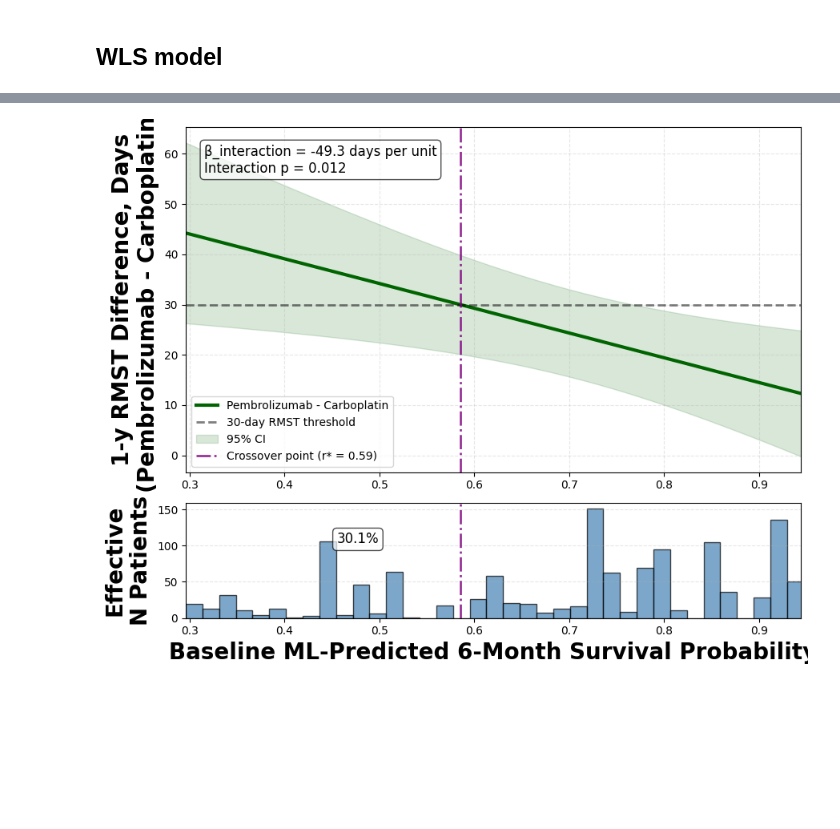
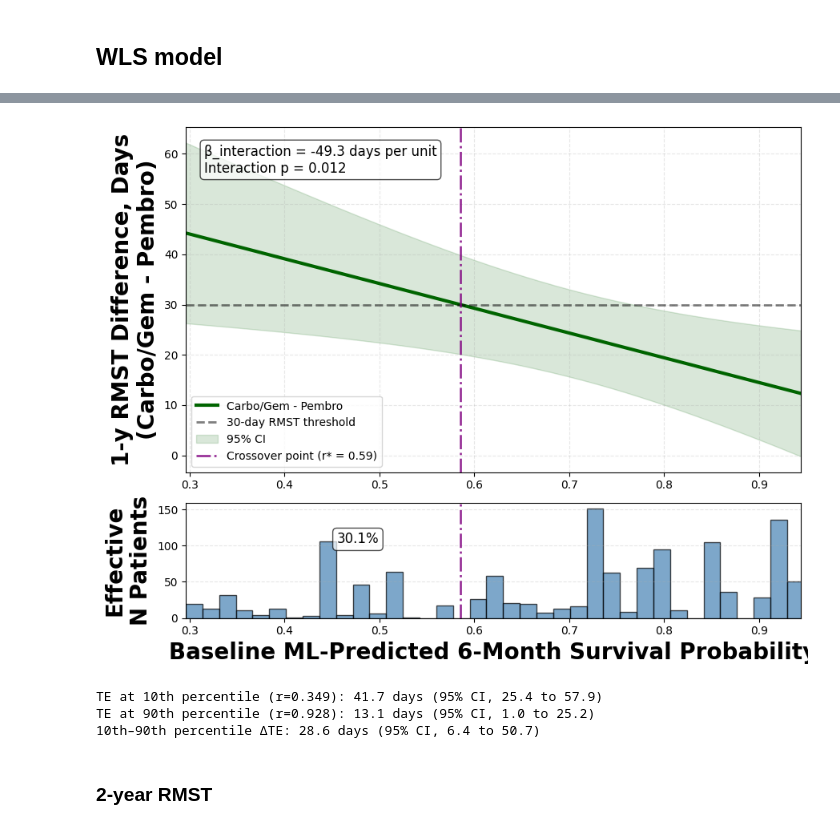
Before and after one commit to xavier-orcutt/io-heterogeneity, a Jupyter notebook: aUC/notebooks/wls_rmst.ipynb, the cells around one changed output, grey strips where cells are left out. Drawn from its saved outputs; the diff is of its cells as text; code cells hidden in the pictures; blank space fills up the shorter version.

```diff
--- a/aUC/notebooks/wls_rmst.ipynb
+++ b/aUC/notebooks/wls_rmst.ipynb
@@ -205,7 +207,7 @@ fig, (ax1, ax2) = plt.subplots(2, 1, figsize = (9, 7), gridspec_kw = {'height_ra
 
 # Treatment effect (difference)
 ax1.plot(effect_1y_df['baseline'], effect_1y_df['treatment_effect'],
-         linewidth = 3, color = 'darkgreen', label = 'Pembrolizumab - Carboplatin')
+         linewidth = 3, color = 'darkgreen', label = 'Carbo/Gem - Pembro')
 
 ax1.axhline(y = 30, color = 'black', linestyle = '--', linewidth = 2, alpha = 0.5, label = '30-day RMST threshold')
 
@@ -229,7 +231,7 @@ if crossover_in_range:
     ax1.axvline(x = crossover_survival_estimate, color = 'purple', alpha = 0.8, linestyle = '-.', linewidth = 2,
                label = f'Crossover point (r* = {crossover_survival_estimate:.2f})')
 
-ax1.set_ylabel('1-y RMST Difference, Days\n(Pembrolizumab - Carboplatin)', fontsize = 20, fontweight = 'bold')
+ax1.set_ylabel('1-y RMST Difference, Days\n(Carbo/Gem - Pembro)', fontsize = 20, fontweight = 'bold')
 ax1.legend(fontsize = 10, loc = 'lower left')
 ax1.grid(alpha = 0.3, linestyle = '--')
 ax1.set_xlim([psurv_grid.min(), psurv_grid.max()])
@@ -255,31 +257,31 @@ ax2.hist(overlap_df['psurv_180_calibrated'],
          weights = overlap_df['overlap_weight'],
          alpha = 0.7,
          edgecolor = 'black',
          color = 'steelblue')
 
 # Add crossover line to bottom panel if in range
 if crossover_in_range:
     ax2.axvline(x = crossover_survival_estimate, color = 'purple', alpha = 0.8, linestyle = '-.', linewidth = 2)
 
     # Calculate weighted percentile below crossover
     weighted_pct_below = (
         overlap_df.loc[overlap_df['psurv_180_calibrated'] <= crossover_survival_estimate, 'overlap_weight'].sum() /
         overlap_df['overlap_weight'].sum() * 100
     )
 
     # Add percentile annotation
     ax2.text(crossover_survival_estimate - 0.13, ax2.get_ylim()[1]*0.65,
              f"{weighted_pct_below:.1f}%",
              ha = 'left', fontsize = 12,
              bbox = dict(boxstyle = 'round', facecolor = 'white', alpha = 0.7))
 
 ax2.set_xlabel('Baseline ML-Predicted 6-Month Survival Probability', fontsize = 20, fontweight = 'bold')
 ax2.set_ylabel('Effective\nN Patients', fontsize = 20, fontweight = 'bold')
 ax2.set_xlim([psurv_grid.min(), psurv_grid.max()])
 ax2.grid(alpha = 0.3, linestyle = '--', axis = 'y')
 
 plt.tight_layout()
 #plt.savefig('../outputs/wls_rmst_1y.pdf', format = 'pdf', bbox_inches = 'tight')
 plt.show()
 # %% [output]
-[figure, old version]
+[figure, new version]
@@ -286,3 +308,41 @@ plt.show()
+# %%
+# Treatment effects at the 10th and 90th percentiles
+te10, te10_low, te10_high = treatment_effect_at_r(model_1y, r10)
+te90, te90_low, te90_high = treatment_effect_at_r(model_1y, r90)
+
+# Difference in treatment effect between the 10th and 90th percentiles
+contrast = pd.Series(0.0, index=model_1y.params.index)
+contrast["treatment:psurv_180_calibrated"] = r10 - r90
+
+result = model_1y.t_test(contrast.to_numpy())
+
+te_diff = float(np.asarray(result.effect).squeeze())
+te_diff_low, te_diff_high = np.asarray(result.conf_int()).squeeze()
+
+# Display results
+print(
+    f"TE at 10th percentile (r={r10:.3f}): "
+    f"{te10:.1f} days "
+    f"(95% CI, {te10_low:.1f} to {te10_high:.1f})"
+)
+
+print(
+    f"TE at 90th percentile (r={r90:.3f}): "
+    f"{te90:.1f} days "
+    f"(95% CI, {te90_low:.1f} to {te90_high:.1f})"
+)
+
+print(
+    f"10th–90th percentile ΔTE: "
+    f"{te_diff:.1f} days "
+    f"(95% CI, {te_diff_low:.1f} to {te_diff_high:.1f})"
+)
+# %% [output]
+TE at 10th percentile (r=0.349): 41.7 days (95% CI, 25.4 to 57.9)
+TE at 90th percentile (r=0.928): 13.1 days (95% CI, 1.0 to 25.2)
+10th–90th percentile ΔTE: 28.6 days (95% CI, 6.4 to 50.7)
+# %% [markdown]
+### 2-year RMST
 # %%
 # Simple linear interaction
 formula_2y = 'rmst_pseudo_2y ~ treatment * psurv_180_calibrated'
```
Also changed, not shown: parts of 7 cells of this notebook, 4 other files.
